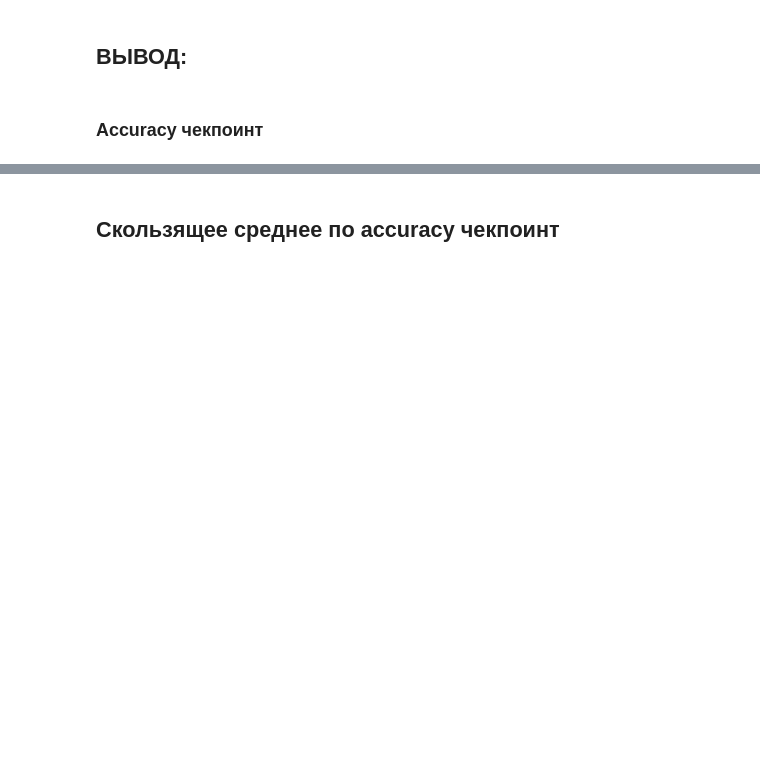
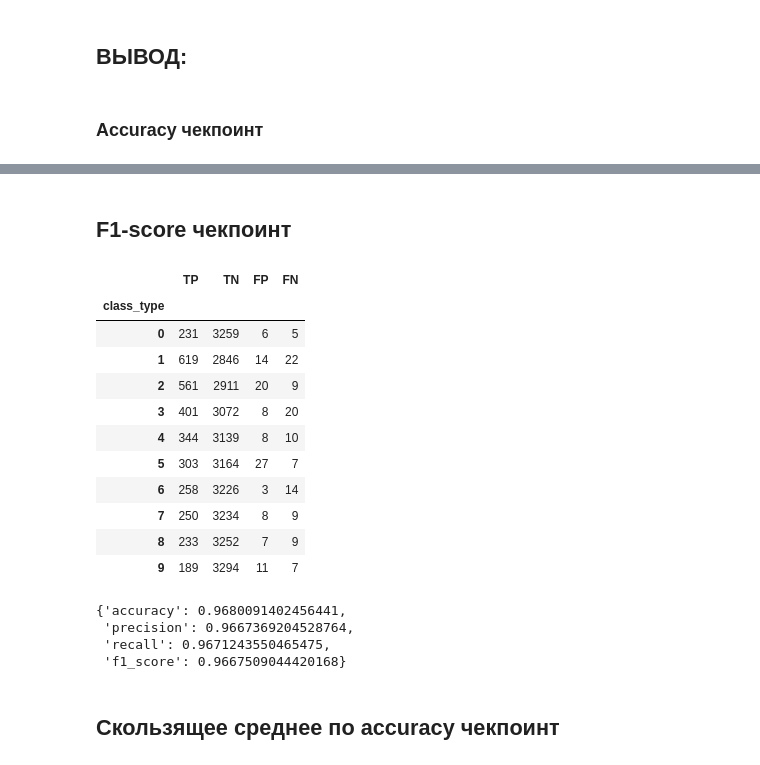
Before and after one commit to GrishaTS/YaMlProject, a Jupyter notebook: models/models/model_g_19.ipynb, the cells around one changed output, grey strips where cells are left out. Drawn from its saved outputs; the diff is of its cells as text; code cells hidden in the pictures; blank space fills up the shorter version.

```diff
--- a/models/models/model_g_19.ipynb
+++ b/models/models/model_g_19.ipynb
@@ -390,3 +340,26 @@ metrics.metrics()
+# %% [markdown]
+## F1-score чекпоинт
+# %%
+metrics = MulticlassClassificationMetrics(val_ds_y, ans_val_loss)
+print(metrics)
+metrics.metrics()
+# %% [output]
+|  | TP | TN | FP | FN |
+| class_type |  |  |  |  |
+| 0 | 231 | 3259 | 6 | 5 |
+| 1 | 619 | 2846 | 14 | 22 |
+| 2 | 561 | 2911 | 20 | 9 |
+| 3 | 401 | 3072 | 8 | 20 |
+| 4 | 344 | 3139 | 8 | 10 |
+| 5 | 303 | 3164 | 27 | 7 |
+| 6 | 258 | 3226 | 3 | 14 |
+| 7 | 250 | 3234 | 8 | 9 |
+| 8 | 233 | 3252 | 7 | 9 |
+| 9 | 189 | 3294 | 11 | 7 |
+{'accuracy': 0.9680091402456441,
+ 'precision': 0.9667369204528764,
+ 'recall': 0.9671243550465475,
+ 'f1_score': 0.9667509044420168}
 # %% [markdown]
 ## Скользящее среднее по accuracy чекпоинт
 # %%
```
Also changed, not shown: parts of 32 cells of this notebook, 10 other files.
